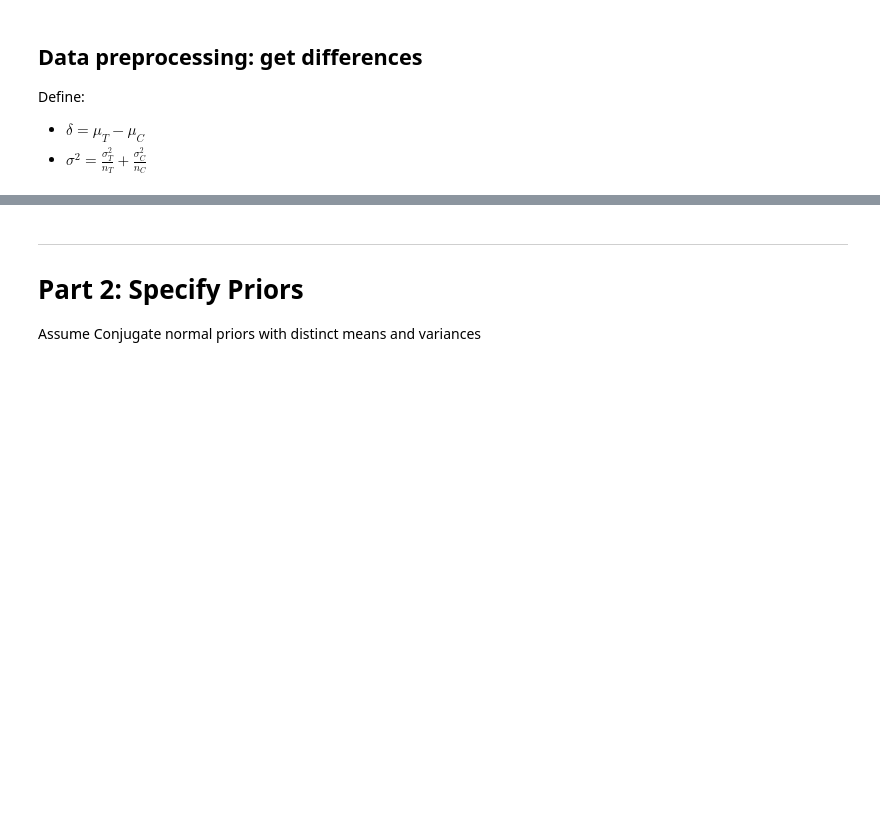
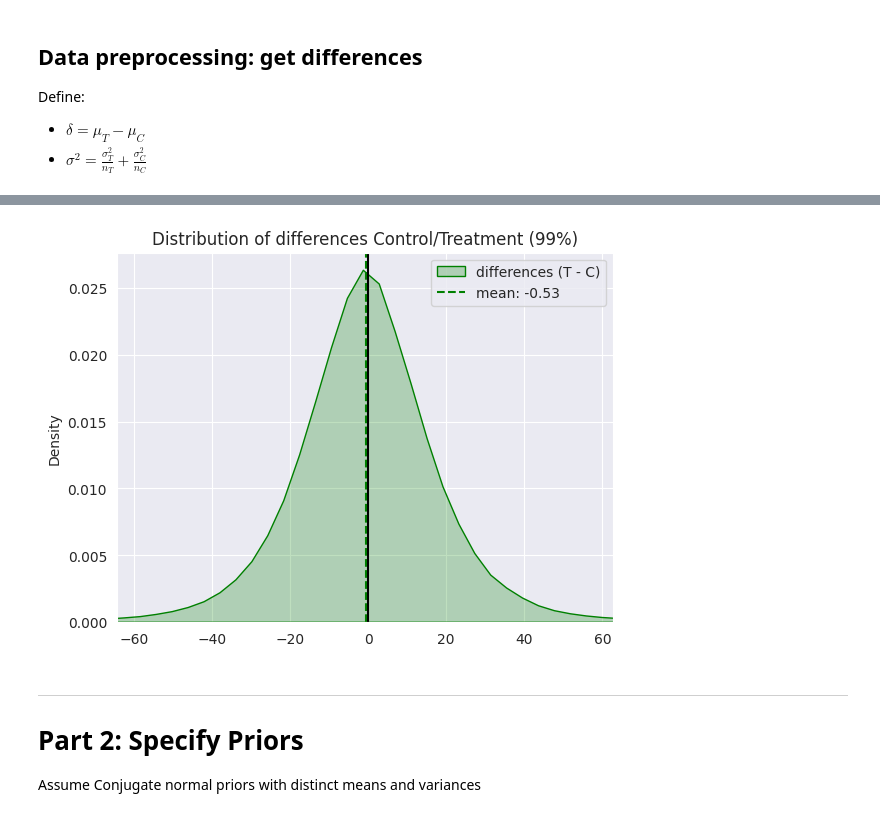
Before and after one commit to Richie-Lee/Bayesian_AB_Test, a Jupyter notebook: Bayesian_AB_Continuous_Deng_Wan.ipynb, the cells around one changed output, grey strips where cells are left out. Saved outputs shown, nothing was run; the diff lists cells and outputs as text; code cells hidden in the pictures; blank space fills up the shorter version.

```diff
--- a/Bayesian_AB_Continuous_Deng_Wan.ipynb
+++ b/Bayesian_AB_Continuous_Deng_Wan.ipynb
@@ -178,3 +231,23 @@ plt.show()
+# %%
+# Get differences (assuming sample ratio is 50/50)
+differences = data_T - data_C
+
+# Calculate the 2.5th and 97.5th percentiles of the differences (center around 0)
+lower_bound = np.percentile(differences, 0.5)
+upper_bound = np.percentile(differences, 99.5)
+
+# Plotting the KDE plot
+sns.kdeplot(differences, label="differences (T - C)", fill=True, color="green")
+plt.axvline(x=np.mean(differences), color = "green", linestyle = "--", label = f"mean: {round(np.mean(differences), 2)}")
+plt.axvline(x=0, color="black")
+plt.title('Distribution of differences Control/Treatment (99%)')
+
+# Set the x-axis limits to capture 99% of the data
+plt.xlim([lower_bound, upper_bound])
+plt.legend()
+plt.show()
+# %% [output]
+[figure, added]
 # %% [markdown]
 ---
 # Part 2: Specify Priors
```
Also changed, not shown: parts of 24 cells of this notebook.
